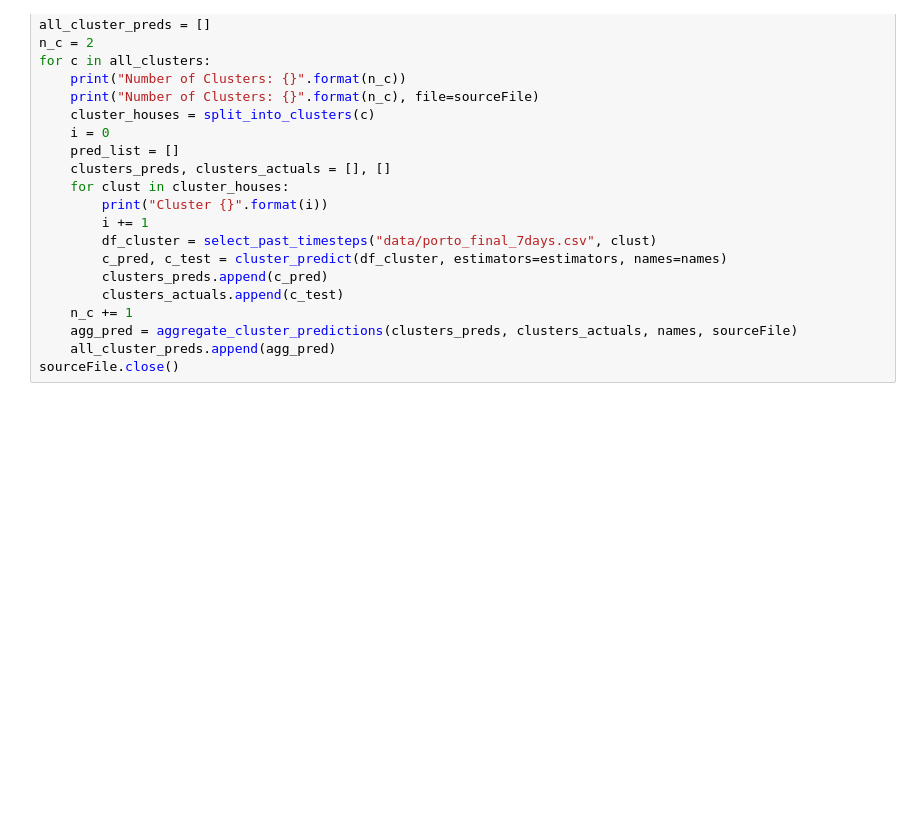
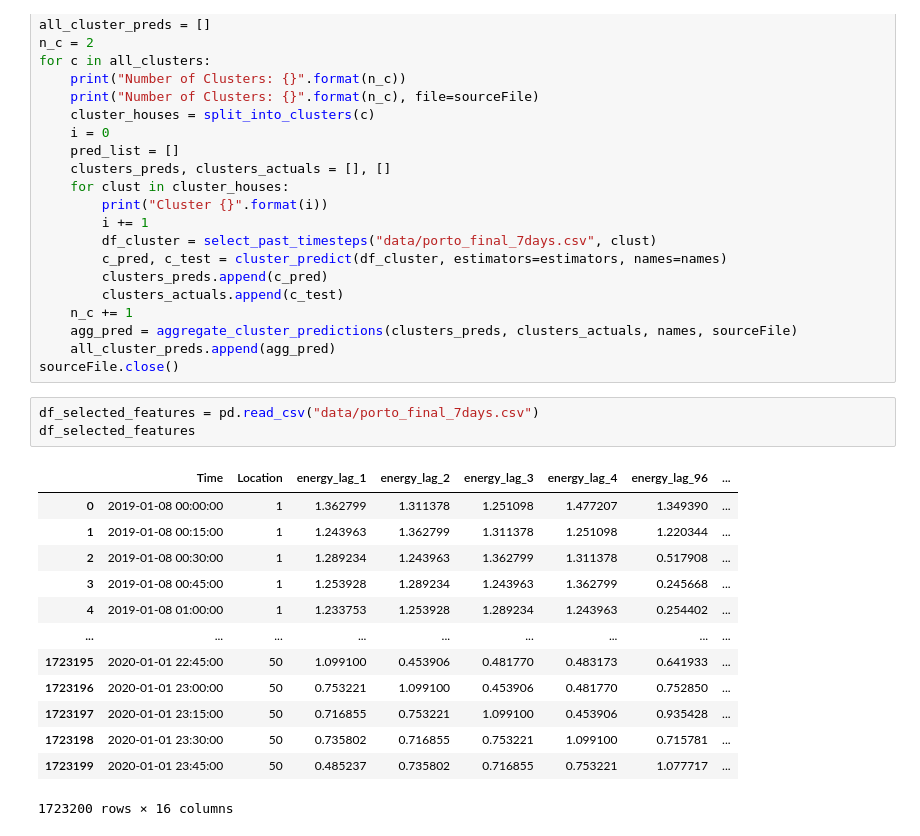
Before and after one commit to franciscomonteiro85/rec-energy-prediction-algorithm, a Jupyter notebook: Cluster_Predictions.ipynb, the cells around one changed output. Drawn from its saved outputs; the diff is of its cells as text; blank space fills up the shorter version.

```diff
--- a/Cluster_Predictions.ipynb
+++ b/Cluster_Predictions.ipynb
@@ -171,3 +171,20 @@ for c in all_clusters:
     agg_pred = aggregate_cluster_predictions(clusters_preds, clusters_actuals, names, sourceFile)
     all_cluster_preds.append(agg_pred)
 sourceFile.close()
+# %%
+df_selected_features = pd.read_csv("data/porto_final_7days.csv")
+df_selected_features
+# %% [output]
+|  | Time | Location | energy_lag_1 | energy_lag_2 | energy_lag_3 | energy_lag_4 | energy_lag_96 | ... |
+| 0 | 2019-01-08 00:00:00 | 1 | 1.362799 | 1.311378 | 1.251098 | 1.477207 | 1.349390 | ... |
+| 1 | 2019-01-08 00:15:00 | 1 | 1.243963 | 1.362799 | 1.311378 | 1.251098 | 1.220344 | ... |
+| 2 | 2019-01-08 00:30:00 | 1 | 1.289234 | 1.243963 | 1.362799 | 1.311378 | 0.517908 | ... |
+| 3 | 2019-01-08 00:45:00 | 1 | 1.253928 | 1.289234 | 1.243963 | 1.362799 | 0.245668 | ... |
+| 4 | 2019-01-08 01:00:00 | 1 | 1.233753 | 1.253928 | 1.289234 | 1.243963 | 0.254402 | ... |
+| ... | ... | ... | ... | ... | ... | ... | ... | ... |
+| 1723195 | 2020-01-01 22:45:00 | 50 | 1.099100 | 0.453906 | 0.481770 | 0.483173 | 0.641933 | ... |
+| 1723196 | 2020-01-01 23:00:00 | 50 | 0.753221 | 1.099100 | 0.453906 | 0.481770 | 0.752850 | ... |
+| 1723197 | 2020-01-01 23:15:00 | 50 | 0.716855 | 0.753221 | 1.099100 | 0.453906 | 0.935428 | ... |
+| 1723198 | 2020-01-01 23:30:00 | 50 | 0.735802 | 0.716855 | 0.753221 | 1.099100 | 0.715781 | ... |
+| 1723199 | 2020-01-01 23:45:00 | 50 | 0.485237 | 0.735802 | 0.716855 | 0.753221 | 1.077717 | ... |
+1723200 rows × 16 columns
```
Also changed, not shown: 11 other files.
